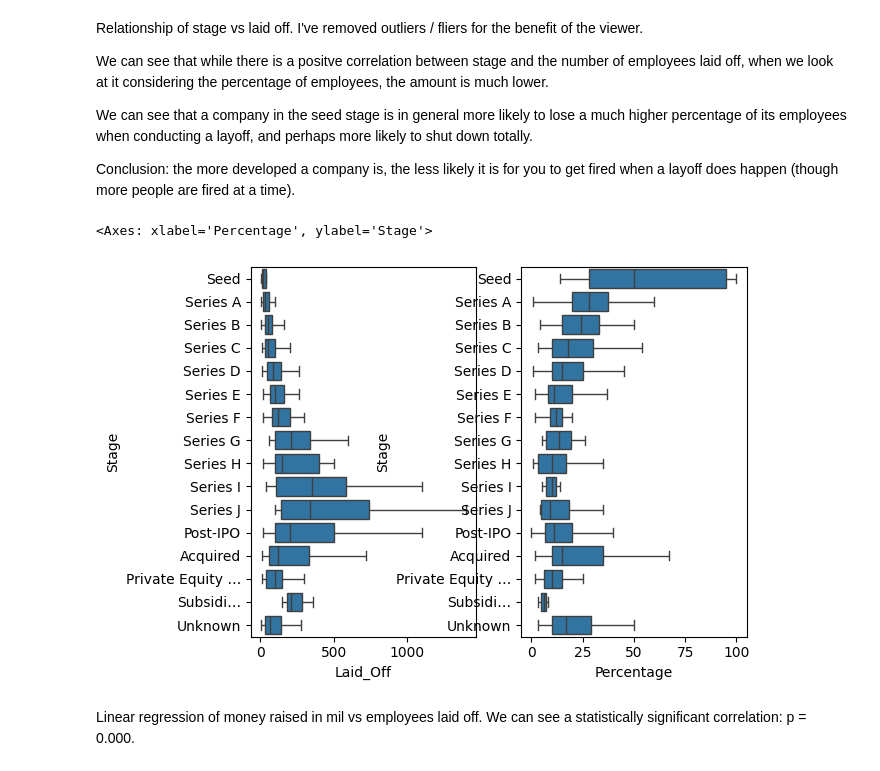
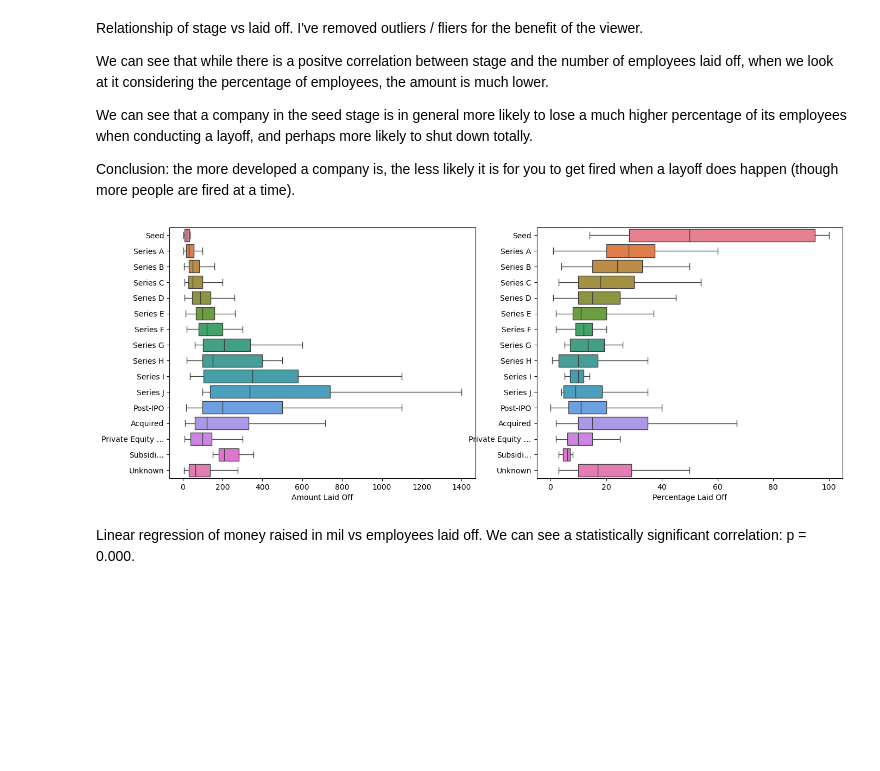
Before and after one commit to COGS108/Group019_WI24, a Jupyter notebook: EDACheckpoint_Group019_WI24.ipynb, the cells around one changed output. Drawn from its saved outputs; the diff is of its cells as text; code cells hidden in the pictures; blank space fills up the shorter version.

```diff
--- a/EDACheckpoint_Group019_WI24.ipynb
+++ b/EDACheckpoint_Group019_WI24.ipynb
@@ -450,9 +443,9 @@ There is NOT a significant difference!
 ### ANOVA on layoff rates by industry
 # %%
 # ANOVA on layoff rates by industry
-df = df.dropna(subset=['Laid_Off'])
+time_series_df = time_series_df.dropna(subset=['Laid_Off'])
 
-model = ols('Laid_Off ~ C(Industry)', data=df).fit()
+model = ols('Laid_Off ~ C(Industry)', data=time_series_df).fit()
 anova_table = sm.stats.anova_lm(model, typ=2)
 
 print(anova_table)
@@ -486,14 +479,14 @@ plt.grid(True)
 ***This graph illsutrates the average size of a company in a given year, relative to its size post-layoff. We can see that there is not an overwhelming difference in decrease in size, however 2021 shows an increased chasm between size before layoffs and after layoffs.***
 # %%
 # layoff rate for each company
-df['Layoff_Rate'] = df['Laid_Off'] / df['Company_Size_before_Layoffs']
+time_series_df['Layoff_Rate'] = time_series_df['Laid_Off'] / time_series_df['Company_Size_before_Layoffs']
 
 ######## plots
 plt.figure(figsize=(12, 6))
 
 # layoff rate
 plt.subplot(1, 2, 1)
-sns.boxplot(x='Year', y='Layoff_Rate', data=df, color = '#A9DFBF')
+sns.boxplot(x='Year', y='Layoff_Rate', data=time_series_df, color = '#A9DFBF')
 plt.title('Layoff Rate by Year')
 plt.xlabel('Year', fontsize = 13)
 plt.ylabel('Layoff rate', fontsize = 13)
@@ -510,21 +503,21 @@ plt.show()
 ### time series analysis
 # %%
 # convert datetime
-df['Date_layoffs'] = pd.to_datetime(df['Date_layoffs'])
-df.set_index('Date_layoffs', inplace=True)
+time_series_df['Date_layoffs'] = pd.to_datetime(time_series_df['Date_layoffs'])
+time_series_df.set_index('Date_layoffs', inplace=True)
 
 # aggregate dates if duplicate, sum
-df = df.groupby(df.index).sum()
+time_series_df = time_series_df.groupby(time_series_df.index).sum()
 
 # assign monthly frequency
-df = df.asfreq('MS')
+time_series_df = time_series_df.asfreq('MS')
 
 # check for missing dates, summing values
-df = df.resample('MS').sum()
+time_series_df = time_series_df.resample('MS').sum()
 
 # seasonal decomposition
 from statsmodels.tsa.seasonal import seasonal_decompose
-result = seasonal_decompose(df['Laid_Off'], model='additive')
+result = seasonal_decompose(time_series_df['Laid_Off'], model='additive')
 
 ### begin plots ###
 plt.figure(figsize=(12, 8))
@@ -652,7 +643,6 @@ It is important to note that companies that are post-ipo may have gone through a
 std_stages = ['Seed', 'Series A', 'Series B', 'Series C', 'Series D', 'Series E', 'Series F', 'Series G', 'Series H', 'Series I', 'Series J', 'Post-IPO']
 stages = ['Seed', 'Series A', 'Series B', 'Series C', 'Series D', 'Series E', 'Series F', 'Series G', 'Series H', 'Series I', 'Series J', 'Post-IPO',
 'Acquired', 'Private Equity …', 'Subsidi…', 'Unknown']
-df["Money_Raised_in_$_mil"] = df["Money_Raised_in_$_mil"].apply(lambda x: float(str(x).replace("$","")))
 
 df["Stage_i"] = df["Stage"].apply(lambda x: stages.index(x))
 df = df.sort_values(by=["Stage_i"])
@@ -685,12 +675,16 @@ We can see that a company in the seed stage is in general more likely to lose a
 
 Conclusion: the more developed a company is, the less likely it is for you to get fired when a layoff does happen (though more people are fired at a time).
 # %%
-f, axs = plt.subplots(1,2)
-sns.boxplot(y="Stage", x="Laid_Off", data=df, showfliers=False, ax = axs[0])
-sns.boxplot(y="Stage", x="Percentage", data=df, showfliers=False, ax = axs[1])
+f, axs = plt.subplots(1,2, figsize=(16, 6))
+sns.boxplot(y="Stage", x="Laid_Off", data=df, showfliers=False, ax = axs[0], hue="Stage")
+axs[0].set_xlabel("Amount Laid Off")
+sns.boxplot(y="Stage", x="Percentage", data=df, showfliers=False, ax = axs[1], hue="Stage")
+axs[1].set_xlabel("Percentage Laid Off")
+axs[0].set_ylabel("")
+axs[1].set_ylabel("")
+plt.show()
 # %% [output]
-<Axes: xlabel='Percentage', ylabel='Stage'>
-[figure, old version]
+[figure, new version]
 # %% [markdown]
 Linear regression of money raised in mil vs employees laid off. We can see a statistically significant correlation: p = 0.000.
 # %%
```
Also changed, not shown: parts of 26 cells of this notebook.
